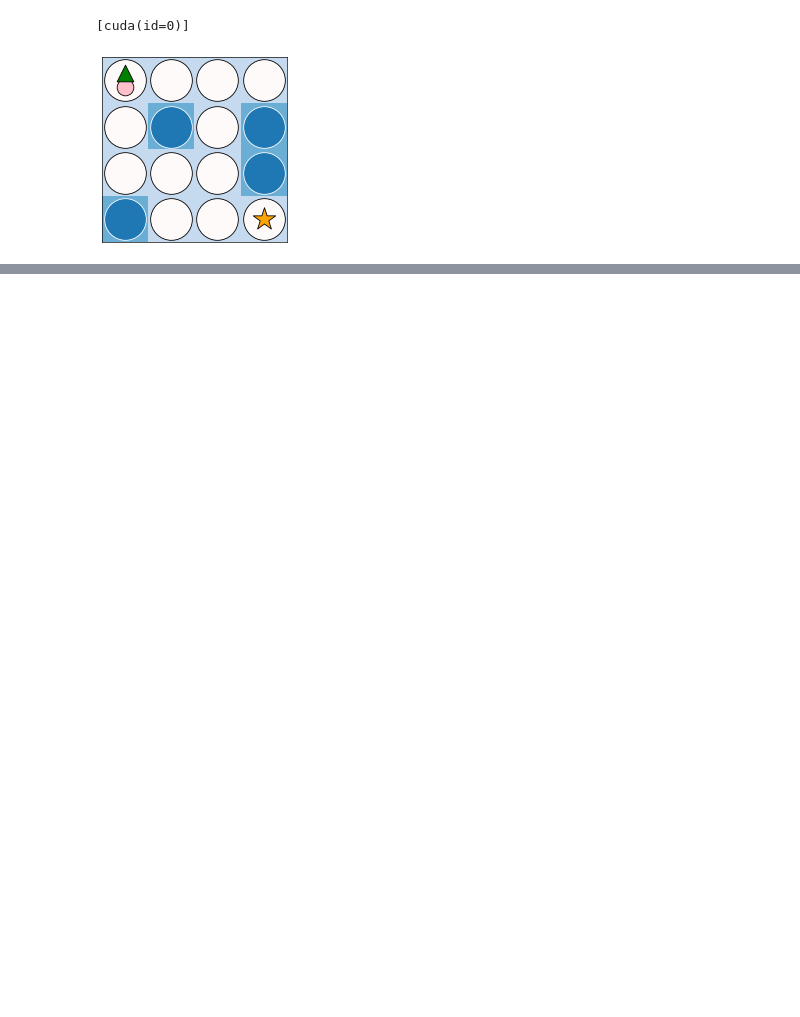
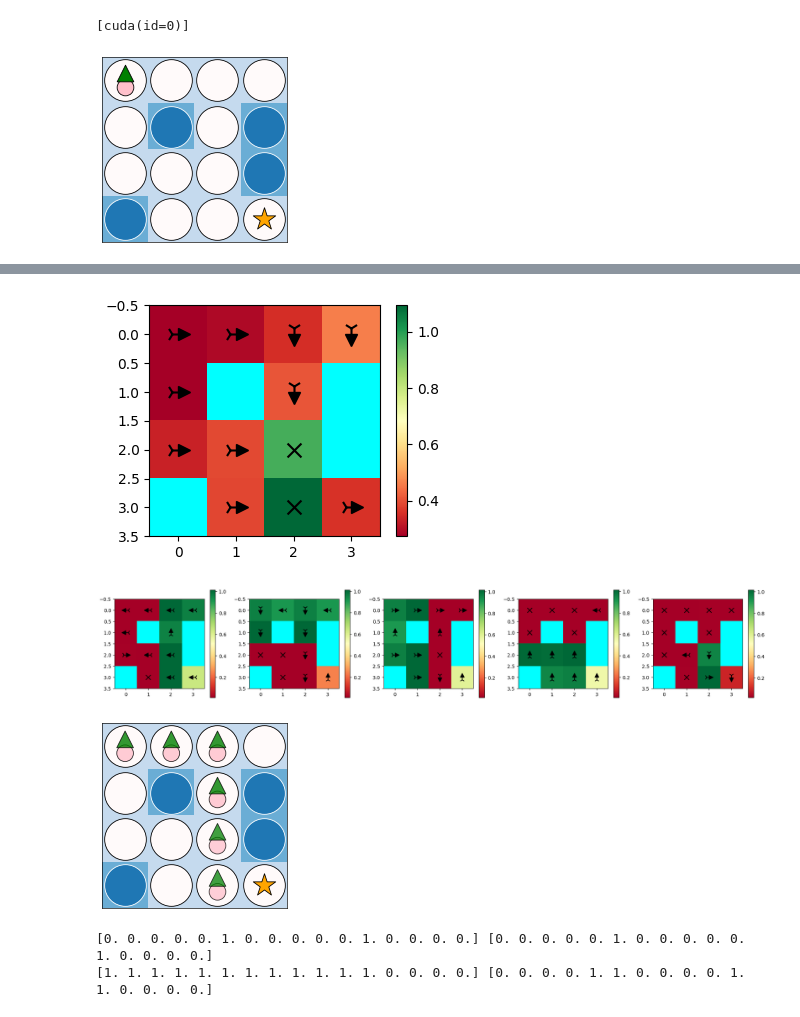
Before and after one commit to davidesartor/MANGO-lite, a Jupyter notebook: jax/test mango.ipynb, the cells around one changed output, grey strips where cells are left out. Cells and saved outputs as stored; diff of their text form; code cells hidden in the pictures; blank space fills up the shorter version.

```diff
--- a/jax/test mango.ipynb
+++ b/jax/test mango.ipynb
@@ -162,0 +162,51 @@ for state in mango_dql_state.inner:
+# %%
+epsilons = jnp.ones((map_scale,)).at[-1].set(0.0)
+
+mango_dql_state = mango_dql_state.replace(
+    outer=DQLTrainState.create(rng, ConvNet([16] * map_scale, n_actions), obs),
+)
+
+transitions, betas = eps_greedy_rollout(env, mango_dql_state, rng, epsilons, 2)
+rewards_inner = jax.vmap(mango_dql_state.reward_fn, out_axes=1)(transitions[-1])
+transitions = [transitions[0]] + [
+    t.replace(reward=r) for t, r in zip(transitions[1:], rewards_inner)
+]
+transitions = [aggregate(t, b) for t, b in zip(transitions[:-1], betas.T)] + [transitions[-1]]
+replay_memory = replay.CircularBuffer.create(transitions)
+# %%
+pbar = tqdm(total=n_rollouts)
+(mango_dql_state, replay_memory), results = jax.lax.scan(
+    f=loop_body,
+    init=(mango_dql_state, replay_memory),
+    xs=jax.random.split(rng, n_rollouts),
+)
+pbar.close()
+# %%
+plotting.plot_qvals(env, mango_dql_state.outer.qval_apply_fn, mango_dql_state.outer.params_qnet)
+plt.show()
+for state in mango_dql_state.inner:
+    plt.figure(figsize=(6*map_size, map_size))
+    for i in range(5):
+        plt.subplot(1, 5, i + 1)
+        apply = lambda params, obs: state.qval_apply_fn(params, obs)[i]
+        plotting.plot_qvals(env, apply, state.params_qnet, hold=True)
+    plt.show()
+
+transitions, betas = eps_greedy_rollout(env, mango_dql_state, rng, jnp.zeros_like(epsilons), rollout_length)
+plotting.render(env, transitions[-1].env_state)
+# %% [output]
+[figure, added]
+[figure, added]
+[figure, added]
+# %%
+transitions, betas = eps_greedy_rollout(env, mango_dql_state, rng, jnp.zeros_like(epsilons), 16)
+rewards_inner = jax.vmap(mango_dql_state.reward_fn, out_axes=1)(transitions[-1])
+transitions = [transitions[0]] + [
+    t.replace(reward=r) for t, r in zip(transitions[1:], rewards_inner)
+]
+print(transitions[0].done.astype(float), transitions[0].reward)
+transitions = [aggregate(t, b) for t, b in zip(transitions[:-1], betas.T)] + [transitions[-1]]
+print(transitions[0].done.astype(float), transitions[0].reward)
+# %% [output]
+[0. 0. 0. 0. 0. 1. 0. 0. 0. 0. 0. 1. 0. 0. 0. 0.] [0. 0. 0. 0. 0. 1. 0. 0. 0. 0. 0. 1. 0. 0. 0. 0.]
+[1. 1. 1. 1. 1. 1. 1. 1. 1. 1. 1. 1. 0. 0. 0. 0.] [0. 0. 0. 0. 1. 1. 0. 0. 0. 0. 1. 1. 0. 0. 0. 0.]
```
Also changed, not shown: parts of 3 cells of this notebook, 4 other files.
